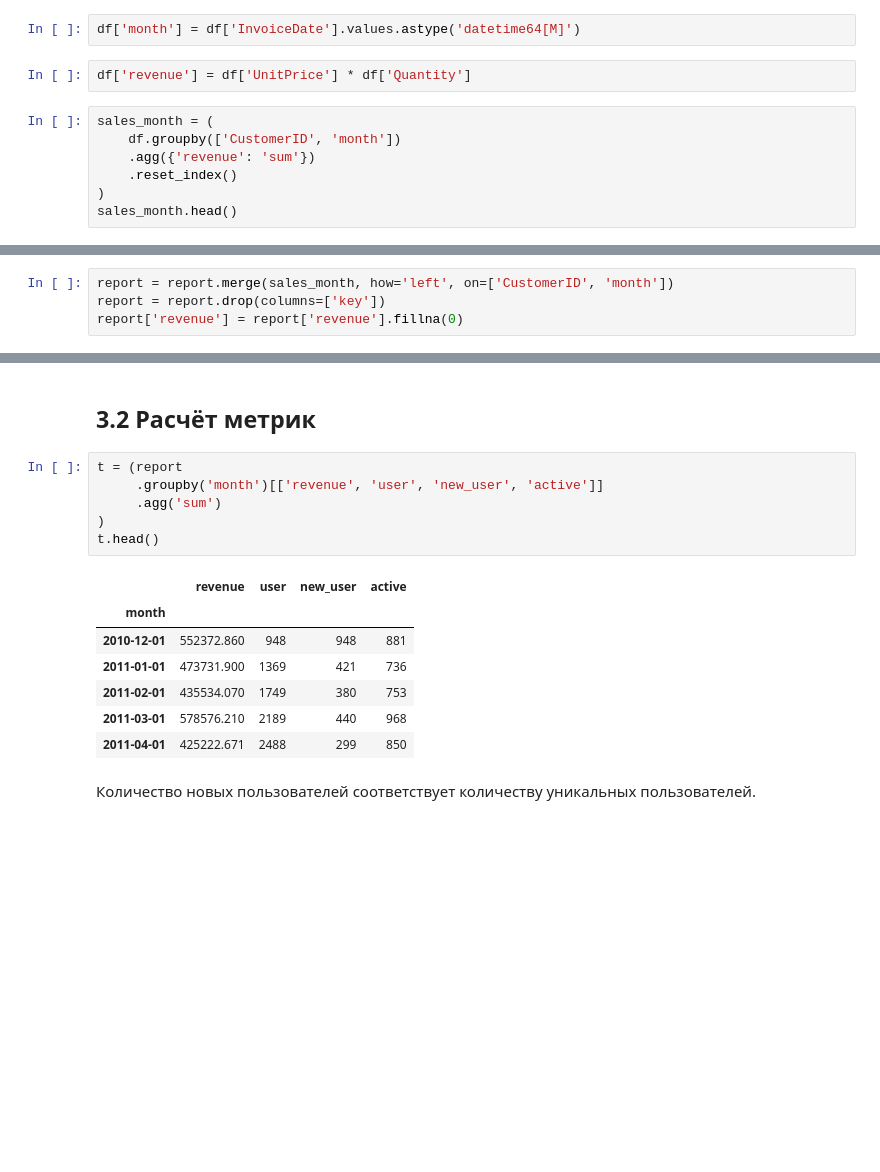
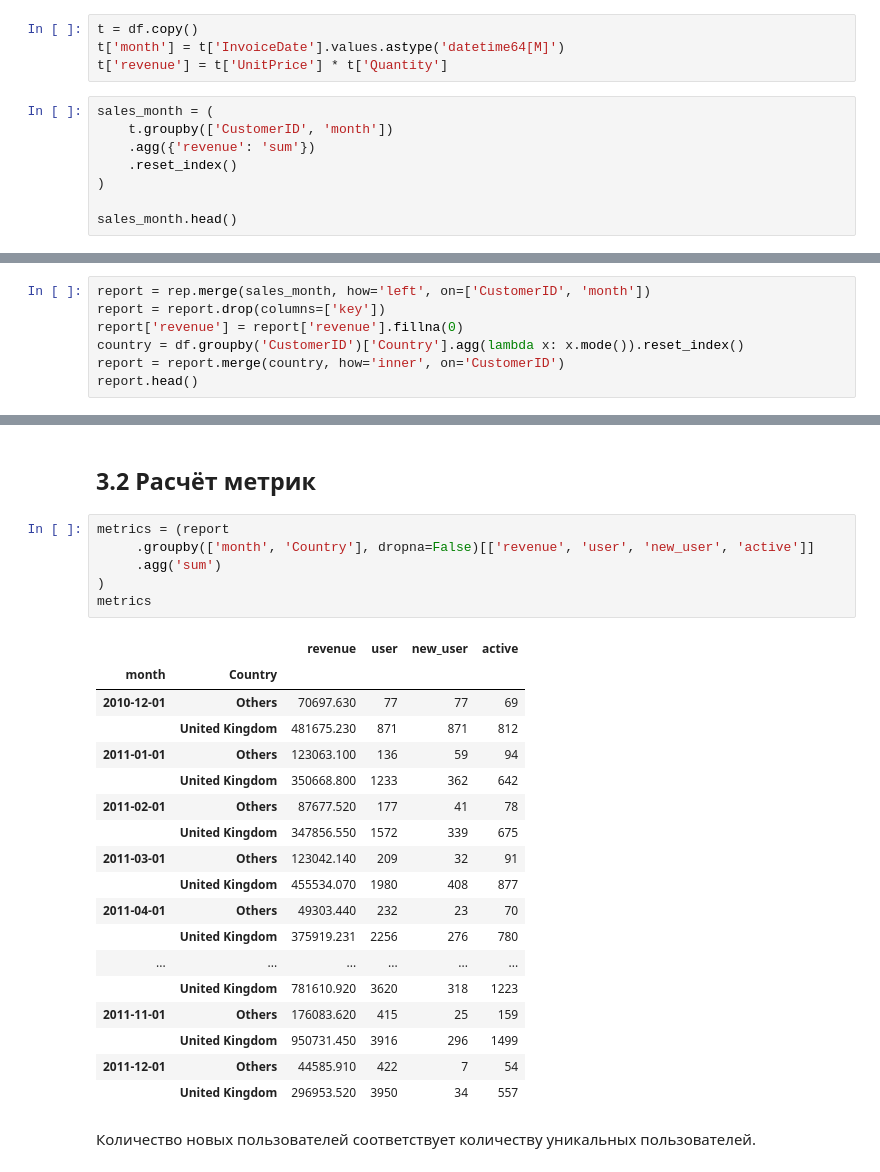
Before and after one commit to KonstantinElfimow/E-Commerce-Analysis, a Jupyter notebook: e_commerce_analysis.ipynb, the cells around one changed output, grey strips where cells are left out. Saved outputs shown, nothing was run; the diff lists cells and outputs as text; blank space fills up the shorter version.

```diff
--- a/e_commerce_analysis.ipynb
+++ b/e_commerce_analysis.ipynb
@@ -503,15 +576,16 @@ report[report['CustomerID'] == 12346]
 # %% [markdown]
 Посчитаем суммарные продажи на каждый месяц.
 # %%
-df['month'] = df['InvoiceDate'].values.astype('datetime64[M]')
+t = df.copy()
+t['month'] = t['InvoiceDate'].values.astype('datetime64[M]')
+t['revenue'] = t['UnitPrice'] * t['Quantity']
-# %%
-df['revenue'] = df['UnitPrice'] * df['Quantity']
 # %%
 sales_month = (
-    df.groupby(['CustomerID', 'month'])
+    t.groupby(['CustomerID', 'month'])
     .agg({'revenue': 'sum'})
     .reset_index()
 )
+
 sales_month.head()
 # %% [output]
 |  | CustomerID | month | revenue |
@@ -529,6 +605,9 @@ round(df['revenue'].sum(), 4), round(sales_month['revenue'].sum(), 4)
 # %% [markdown]
 ### 3.1.3 Объединение таблиц
 # %%
-report = report.merge(sales_month, how='left', on=['CustomerID', 'month'])
+report = rep.merge(sales_month, how='left', on=['CustomerID', 'month'])
 report = report.drop(columns=['key'])
 report['revenue'] = report['revenue'].fillna(0)
+country = df.groupby('CustomerID')['Country'].agg(lambda x: x.mode()).reset_index()
+report = report.merge(country, how='inner', on='CustomerID')
+report.head()
@@ -558,19 +635,30 @@ report.head()
 # %% [markdown]
 ## 3.2 Расчёт метрик
 # %%
-t = (report
-     .groupby('month')[['revenue', 'user', 'new_user', 'active']]
+metrics = (report
+     .groupby(['month', 'Country'], dropna=False)[['revenue', 'user', 'new_user', 'active']]
      .agg('sum')
 )
-t.head()
+metrics
 # %% [output]
-|  | revenue | user | new_user | active |
-| month |  |  |  |  |
-| 2010-12-01 | 552372.860 | 948 | 948 | 881 |
-| 2011-01-01 | 473731.900 | 1369 | 421 | 736 |
-| 2011-02-01 | 435534.070 | 1749 | 380 | 753 |
-| 2011-03-01 | 578576.210 | 2189 | 440 | 968 |
-| 2011-04-01 | 425222.671 | 2488 | 299 | 850 |
+|  |  | revenue | user | new_user | active |
+| month | Country |  |  |  |  |
+| 2010-12-01 | Others | 70697.630 | 77 | 77 | 69 |
+|  | United Kingdom | 481675.230 | 871 | 871 | 812 |
+| 2011-01-01 | Others | 123063.100 | 136 | 59 | 94 |
+|  | United Kingdom | 350668.800 | 1233 | 362 | 642 |
+| 2011-02-01 | Others | 87677.520 | 177 | 41 | 78 |
+|  | United Kingdom | 347856.550 | 1572 | 339 | 675 |
+| 2011-03-01 | Others | 123042.140 | 209 | 32 | 91 |
+|  | United Kingdom | 455534.070 | 1980 | 408 | 877 |
+| 2011-04-01 | Others | 49303.440 | 232 | 23 | 70 |
+|  | United Kingdom | 375919.231 | 2256 | 276 | 780 |
+| ... | ... | ... | ... | ... | ... |
+|  | United Kingdom | 781610.920 | 3620 | 318 | 1223 |
+| 2011-11-01 | Others | 176083.620 | 415 | 25 | 159 |
+|  | United Kingdom | 950731.450 | 3916 | 296 | 1499 |
+| 2011-12-01 | Others | 44585.910 | 422 | 7 | 54 |
+|  | United Kingdom | 296953.520 | 3950 | 34 | 557 |
 # %% [markdown]
 Количество новых пользователей соответствует количеству уникальных пользователей.
 # %%
```
Also changed, not shown: parts of 53 cells of this notebook.
